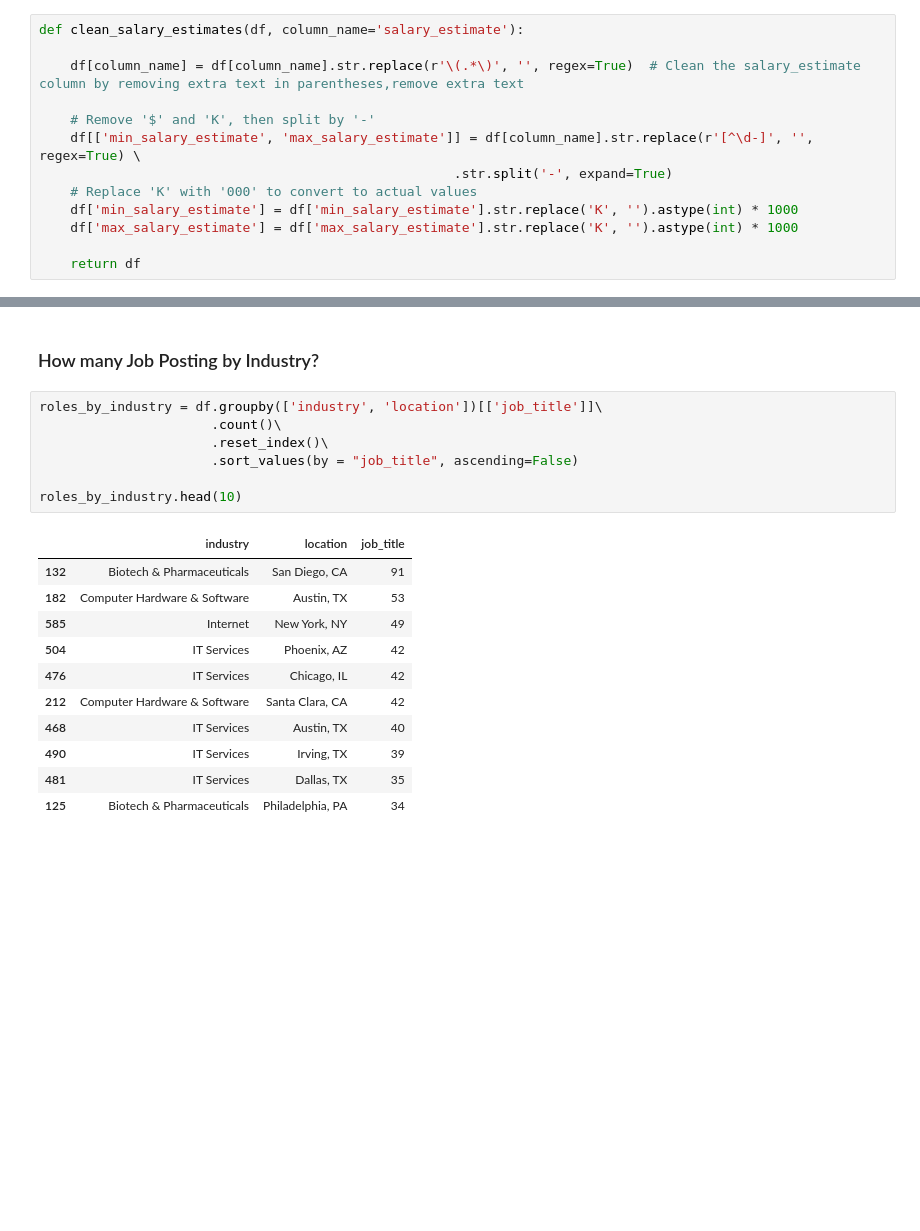
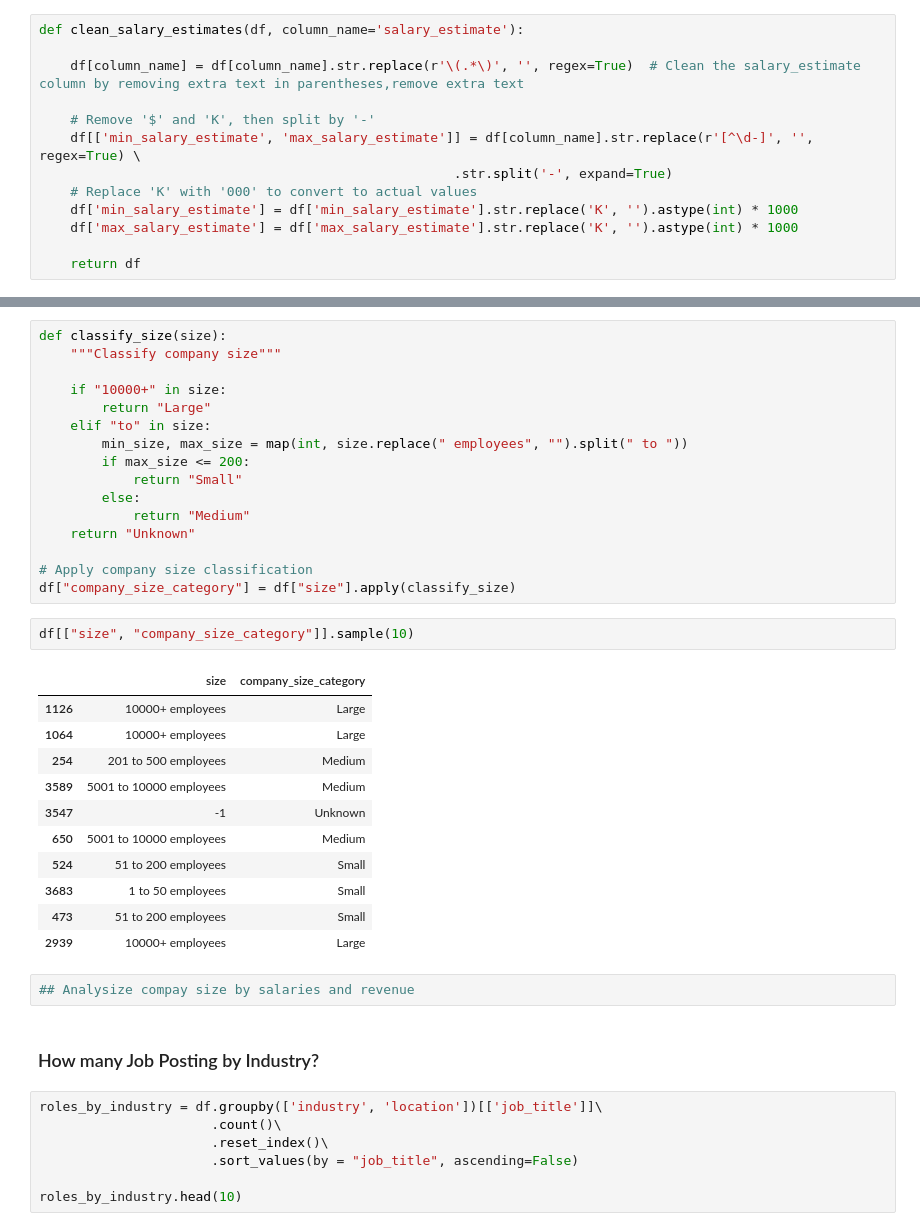
Before and after one commit to BhekiMabheka/Data_Science_Assessment-, a Jupyter notebook: Data_Assessemnt.ipynb, the cells around one changed output, grey strips where cells are left out. Drawn from its saved outputs; the diff is of its cells as text; blank space fills up the shorter version.

```diff
--- a/Data_Assessemnt.ipynb
+++ b/Data_Assessemnt.ipynb
@@ -77,3 +108,35 @@ df.sample(5)
+# %%
+def classify_size(size):
+    """Classify company size"""
+
+    if "10000+" in size:
+        return "Large"
+    elif "to" in size:
+        min_size, max_size = map(int, size.replace(" employees", "").split(" to "))
+        if max_size <= 200:
+            return "Small"
+        else:
+            return "Medium"
+    return "Unknown"
+
+# Apply company size classification
+df["company_size_category"] = df["size"].apply(classify_size)
+# %%
+df[["size", "company_size_category"]].sample(10)
+# %% [output]
+|  | size | company_size_category |
+| 1126 | 10000+ employees | Large |
+| 1064 | 10000+ employees | Large |
+| 254 | 201 to 500 employees | Medium |
+| 3589 | 5001 to 10000 employees | Medium |
+| 3547 | -1 | Unknown |
+| 650 | 5001 to 10000 employees | Medium |
+| 524 | 51 to 200 employees | Small |
+| 3683 | 1 to 50 employees | Small |
+| 473 | 51 to 200 employees | Small |
+| 2939 | 10000+ employees | Large |
+# %%
+## Analysize compay size by salaries and revenue
 # %% [markdown]
 ### How many Job Posting by Industry?
 # %%
@@ -83,18 +146,6 @@ roles_by_industry = df.groupby(['industry', 'location'])[['job_title']]\
                       .sort_values(by = "job_title", ascending=False)
 
 roles_by_industry.head(10)
-# %% [output]
-|  | industry | location | job_title |
-| 132 | Biotech & Pharmaceuticals | San Diego, CA | 91 |
-| 182 | Computer Hardware & Software | Austin, TX | 53 |
-| 585 | Internet | New York, NY | 49 |
-| 504 | IT Services | Phoenix, AZ | 42 |
-| 476 | IT Services | Chicago, IL | 42 |
-| 212 | Computer Hardware & Software | Santa Clara, CA | 42 |
-| 468 | IT Services | Austin, TX | 40 |
-| 490 | IT Services | Irving, TX | 39 |
-| 481 | IT Services | Dallas, TX | 35 |
-| 125 | Biotech & Pharmaceuticals | Philadelphia, PA | 34 |
 # %%
 fig = px.bar(data_frame=roles_by_industry.head(20), x = "industry",
                                                     y = "job_title",
```
Also changed, not shown: parts of 21 cells of this notebook.
